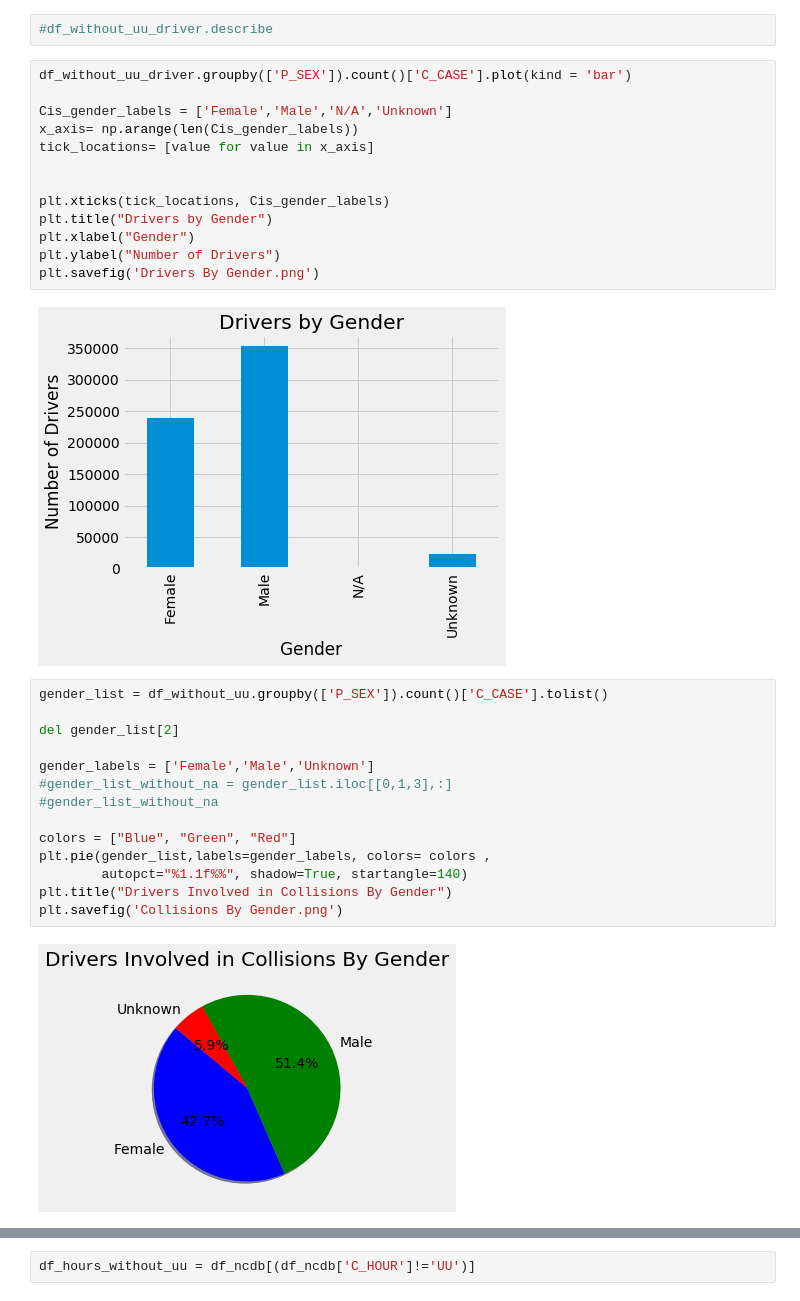
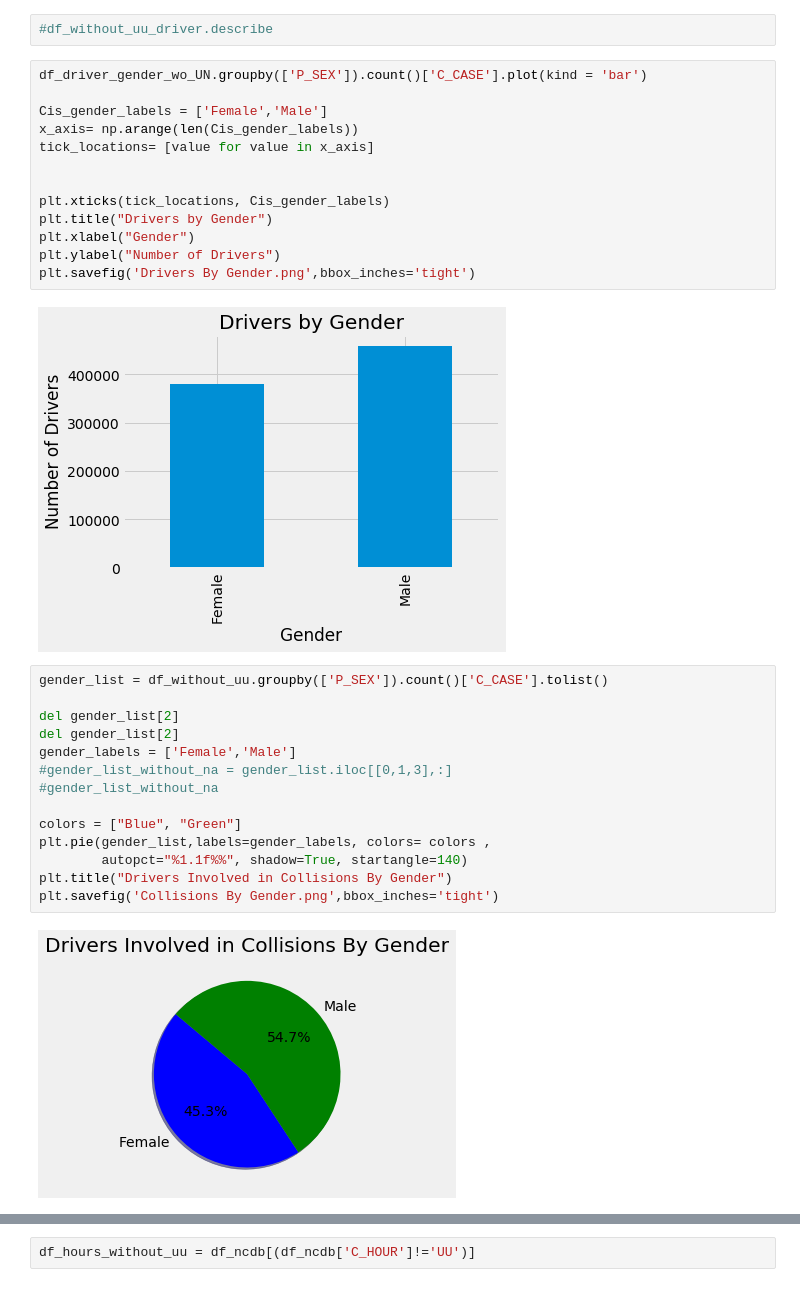
Before and after one commit to frpatel/team5-NCDB, a Jupyter notebook: project1-NCDB.ipynb, the cells around one changed output, grey strips where cells are left out. Drawn from its saved outputs; the diff is of its cells as text.

Commit message:
Add edited graphs

```diff
--- a/project1-NCDB.ipynb
+++ b/project1-NCDB.ipynb
@@ -259,33 +295,33 @@ color=['b','g','b','g','b','g','b','g','b','g','b','g','b','g','b','g','b','g']
 # %%
 #df_without_uu_driver.describe
 # %%
-df_without_uu_driver.groupby(['P_SEX']).count()['C_CASE'].plot(kind = 'bar')
+df_driver_gender_wo_UN.groupby(['P_SEX']).count()['C_CASE'].plot(kind = 'bar')
 
-Cis_gender_labels = ['Female','Male','N/A','Unknown']
+Cis_gender_labels = ['Female','Male']
 x_axis= np.arange(len(Cis_gender_labels))
 tick_locations= [value for value in x_axis]
 
 
 plt.xticks(tick_locations, Cis_gender_labels)
 plt.title("Drivers by Gender")
 plt.xlabel("Gender")
 plt.ylabel("Number of Drivers")
-plt.savefig('Drivers By Gender.png')
+plt.savefig('Drivers By Gender.png',bbox_inches='tight')
 # %% [output]
-[figure, old version]
+[figure, new version]
 # %%
 gender_list = df_without_uu.groupby(['P_SEX']).count()['C_CASE'].tolist()
 
 del gender_list[2]
-
-gender_labels = ['Female','Male','Unknown']
+del gender_list[2]
+gender_labels = ['Female','Male']
 #gender_list_without_na = gender_list.iloc[[0,1,3],:]
 #gender_list_without_na
 
-colors = ["Blue", "Green", "Red"]
+colors = ["Blue", "Green"]
 plt.pie(gender_list,labels=gender_labels, colors= colors ,
         autopct="%1.1f%%", shadow=True, startangle=140)
 plt.title("Drivers Involved in Collisions By Gender")
-plt.savefig('Collisions By Gender.png')
+plt.savefig('Collisions By Gender.png',bbox_inches='tight')
 # %% [output]
-[figure, old version]
+[figure, new version]
```
Also changed, not shown: parts of 17 cells of this notebook, 8 other files.
